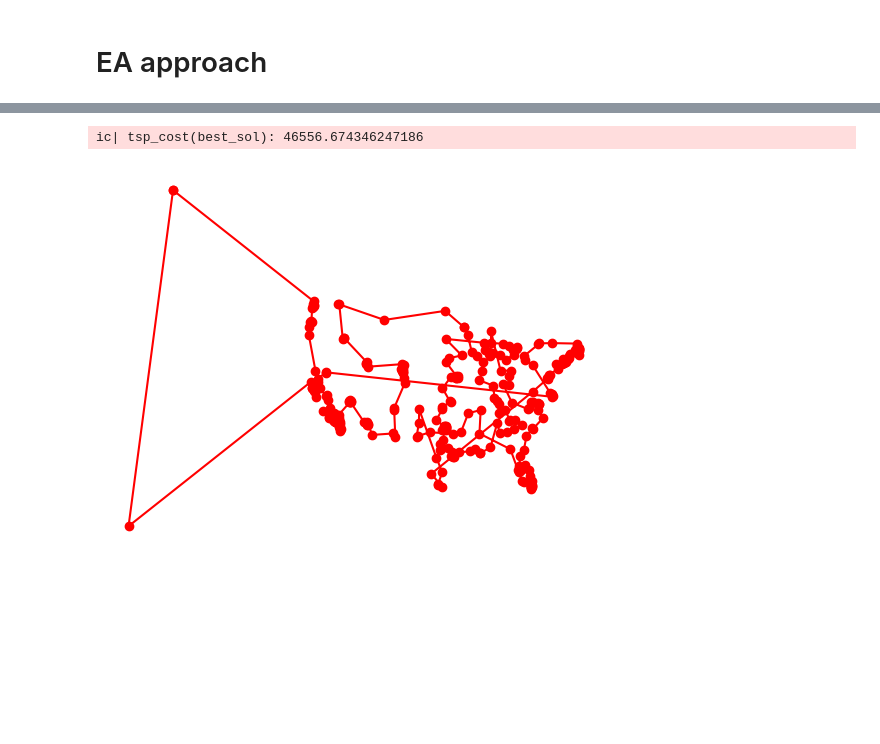
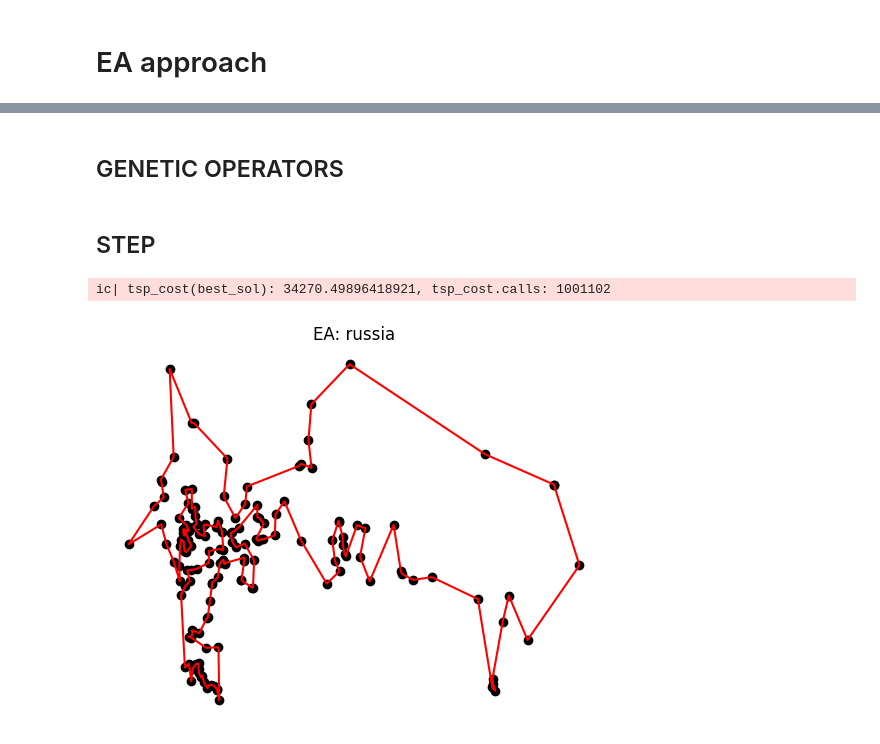
Before and after one commit to AbstractBorderStudio/CI2024_lab2, a Jupyter notebook: tsp.ipynb, the cells around one changed output, grey strips where cells are left out. Cells and saved outputs as stored; diff of their text form; code cells hidden in the pictures; blank space fills up the shorter version.

Commit message:
added result for italy and russia + added inversion mutation method

```diff
--- a/tsp.ipynb
+++ b/tsp.ipynb
@@ -45,7 +47,7 @@ def _to_pandas_table(matrix, x_names=None, y_names=None):
     """Returns a dataframe from a matrix"""
     return pd.DataFrame(matrix, index=x_names, columns=y_names)
 # %%
-city_name = "us"
+city_name = "russia"
 CITIES, DIST_MATRIX = _load_cities(city_name)
 CITIES.head(10)
 # %% [output]
@@ -204,7 +244,7 @@ def xover(p1, p2, type=XO_TYPE.INV_OVER):
         return Individual(genome=o, fitness=fitness(o+[o[0]]))
 # %%
 # Generate population
-def init_population():
+def _init_population():
     population = list()
     for i in range(POPULATION_SIZE):
         genome = _nn_approach(CITIES, DIST_MATRIX)[: len(CITIES)]
@@ -251,0 +253,2 @@ def _step(population):
+# %% [markdown]
+## GENETIC OPERATORS
@@ -252,14 +302,42 @@ def _step(population):
+# %% [markdown]
+## STEP
+# %%
+def _step(population, type=HEURISTIC_TYPE.HYPER_MODERN):
+    # Select geneti operator
+    offspring = list()
+    if type == HEURISTIC_TYPE.MODERN:
+        offspring = _modern_go(population, offspring)
+    elif type == HEURISTIC_TYPE.HYPER_MODERN:
+        offspring = _hyper_modern_go(population, offspring)
+
+    # steady state
+    # In the end add the newly generated offspring to the population
+    population.extend(offspring)
+    population.sort(key=lambda i : i.fitness, reverse=True)
+
+    # SURVIVOR SELECTION
+    # Go for a simple survivor selection and return to the population size
+    population = population[:POPULATION_SIZE]
+
+    # # generational
+    # population = sorted(offspring, key=lambda i : i.fitness, reverse=True)
+    # population = population[:POPULATION_SIZE]
+
+    return population
 # %%
-starting_population = init_population()
+starting_population = _init_population()
 current_solution = starting_population.copy()
-for i in range(MAX_GENERATIONS):
-    current_solution = _step(current_solution)
+best_so_far = current_solution[0]
+for i in tqdm(range(MAX_GENERATIONS)):
+    current_solution = _step(current_solution, HEURISTIC_TYPE.HYPER_MODERN)
+    if current_solution[0].fitness > best_so_far.fitness:
+        best_so_far = current_solution[0]
 
-best_sol = current_solution[0].genome
+best_sol = best_so_far.genome
 best_sol = best_sol + [best_sol[0]]
 
-ic(tsp_cost(best_sol))
-_print_graph(best_sol)
+ic(tsp_cost(best_sol), tsp_cost.calls)
+_print_graph(best_sol, p_color="black", title=f"EA: {city_name}")
 # %% [output]
-ic| tsp_cost(best_sol): 46556.674346247186
+ic| tsp_cost(best_sol): 34270.49896418921, tsp_cost.calls: 1001102
-[figure, old version]
+[figure, new version]
```
Also changed, not shown: parts of 12 cells of this notebook, 4 other files.
